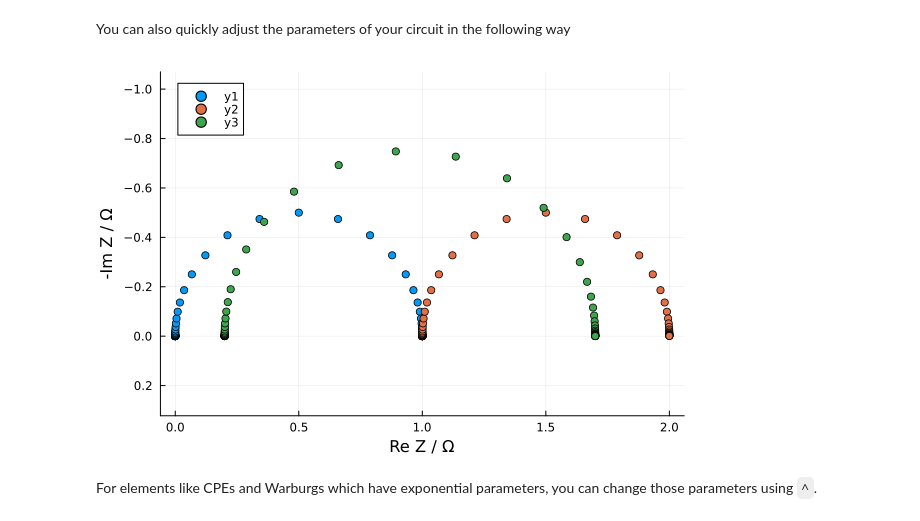
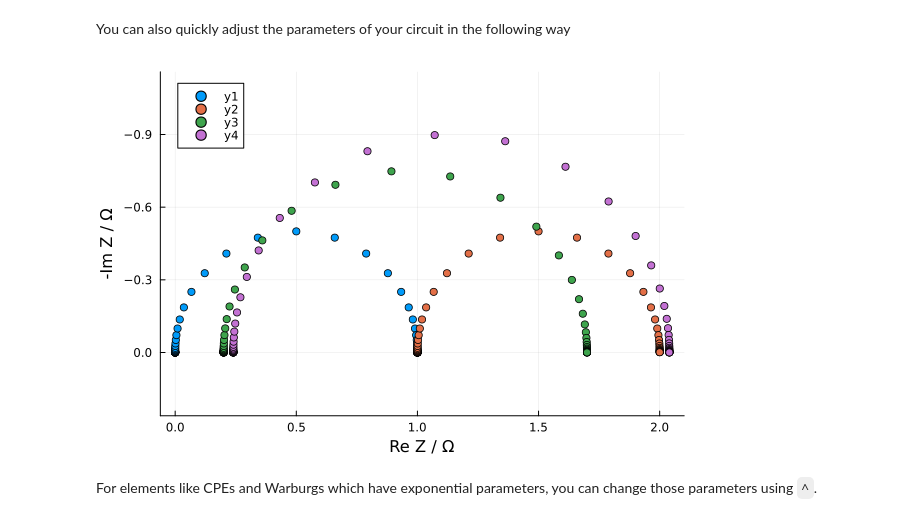
Before and after one commit to bdamerau/EISAnalysis.jl, a Jupyter notebook: Notebooks/Tutorial.ipynb, the cells around one changed output. Saved outputs shown, nothing was run; the diff lists cells and outputs as text; code cells hidden in the pictures.

```diff
--- a/Notebooks/Tutorial.ipynb
+++ b/Notebooks/Tutorial.ipynb
@@ -38,9 +41,10 @@ plt = plot_Nyquist(parallel_circuit,combined_circuit)
 You can also quickly adjust the parameters of your circuit in the following way
 # %%
 combined_circuit2 = 0.2r-1.5r/0.1c
-plot_Nyquist!(plt,combined_circuit2)
+combined_circuit3 = 1.2combined_circuit2
+plot_Nyquist!(plt,combined_circuit2,combined_circuit3)
 # %% [output]
-[figure, old version]
+[figure, new version]
 # %% [markdown]
 For elements like CPEs and Warburgs which have exponential parameters, you can change those parameters using `^`.
 # %%
```
Also changed, not shown: parts of 3 cells of this notebook.
